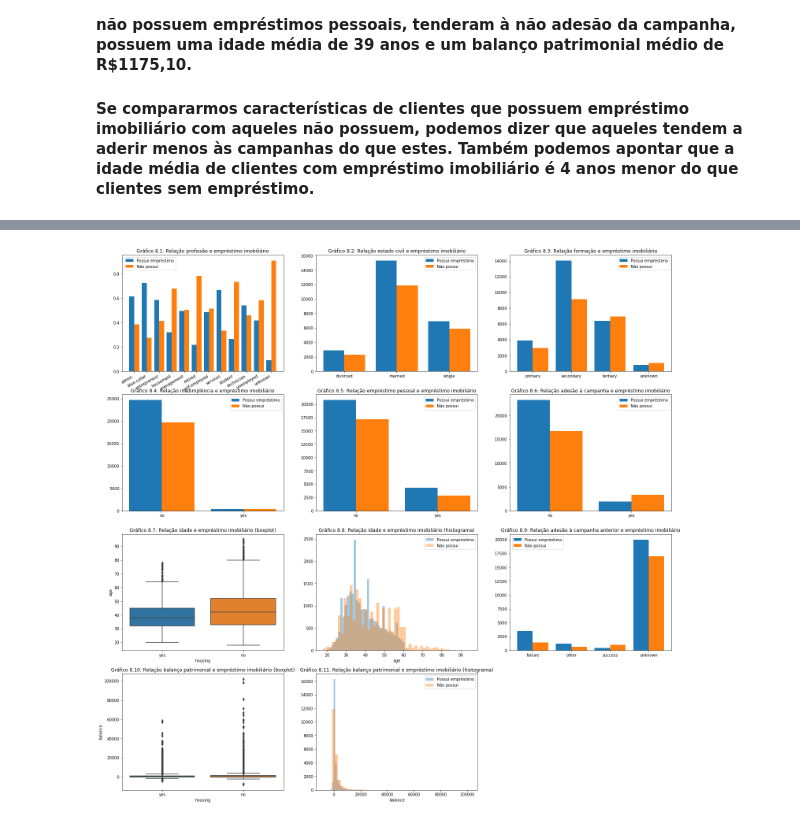
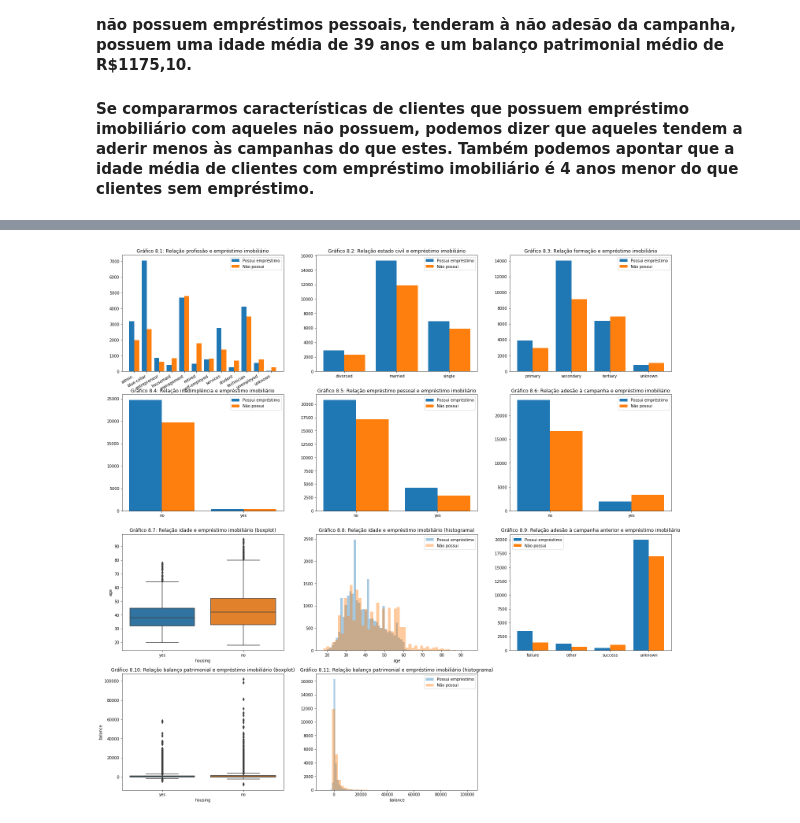
Before and after one commit to rodrigo25/desafio_semantix, a Jupyter notebook: desafio_semantix.ipynb, the cells around one changed output, grey strips where cells are left out. Saved outputs shown, nothing was run; the diff lists cells and outputs as text; code cells hidden in the pictures.

```diff
--- a/desafio_semantix.ipynb
+++ b/desafio_semantix.ipynb
@@ -27,7 +27,7 @@ def subcategorybar(X, vals, width=0.8):
 # %%
 # CARREGANDO DADOS
 
-data = pd.read_csv('../bank-full.csv', delimiter=';')
+data = pd.read_csv('../../bank-full.csv', delimiter=';')
 data.head()
 # %% [output]
 |  | age | job | marital | education | default | balance | housing | loan | contact | day | month | ... |
@@ -329,8 +333,6 @@ Clientes sem empréstimo imobiliário
 | top | management | married | secondary | no | no | no | cellular | aug | unknown | no |
 | freq | 4780 | 11893 | 9164 | 19701 | 20081 | 17204 | 14682 | 5144 | 16969 | 16727 |
 # %%
-data_housing_yes = data[data.housing=='yes']
-data_housing_no = data[data.housing=='no']
 
 plt.figure(figsize=(25,25))
 #job
@@ -338,8 +340,7 @@ ax = plt.subplot(431)
 dt_job = data['job'].value_counts().sort_index()
 dthy_job = data_housing_yes['job'].value_counts().sort_index()
 dthn_job = data_housing_no['job'].value_counts().sort_index()
-subcategorybar(dt_job.index, [ dthy_job/dt_job, dthn_job/dt_job])
-#subcategorybar(dt_job.index, [ dthy_job, dthn_job])
+subcategorybar(dt_job.index, [ dthy_job, dthn_job])
 plt.setp(ax.get_xticklabels(), rotation=30, horizontalalignment='right')
 plt.title('Gráfico 8.1: Relação profissão e empréstimo imobiliário')
 _ = plt.legend(['Possui empréstimo','Não possui'])
@@ -400,31 +401,31 @@ plt.subplot(438)
 sns.distplot(a=data_housing_yes['age'], kde=False)
 sns.distplot(a=data_housing_no['age'], kde=False)
 plt.title('Gráfico 8.8: Relação idade e empréstimo imobiliário (histograma)')
 _ = plt.legend(['Possui empréstimo','Não possui'])
 
 
 #poutcome
 dt_poutcome = data['poutcome'].value_counts().sort_index()
 dthy_poutcome = data_housing_yes['poutcome'].value_counts().sort_index()
 dthn_poutcome = data_housing_no['poutcome'].value_counts().sort_index()
 plt.subplot(439)
 subcategorybar(dt_poutcome.index, [dthy_poutcome,dthn_poutcome])
 plt.title('Gráfico 8.9: Relação adesão à campanha anterior e empréstimo imobiliário')
 _ = plt.legend(['Possui empréstimo','Não possui'])
 
 
 
 plt.subplot(4,3,10)
 g = sns.boxplot(x="housing", y="balance", data=data)
 plt.title('Gráfico 8.10: Relação balanço patrimonial e empréstimo imobiliário (boxplot)')
 
 plt.subplot(4,3,11)
 sns.distplot(a=data_housing_yes['balance'], kde=False)
 sns.distplot(a=data_housing_no['balance'], kde=False)
 plt.title('Gráfico 8.11: Relação balanço patrimonial e empréstimo imobiliário (histograma)')
 _ = plt.legend(['Possui empréstimo','Não possui'])
 
 
 plt.show()
 # %% [output]
-[figure, old version]
+[figure, new version]
```
Also changed, not shown: parts of 1 cell of this notebook, 1 other file.
